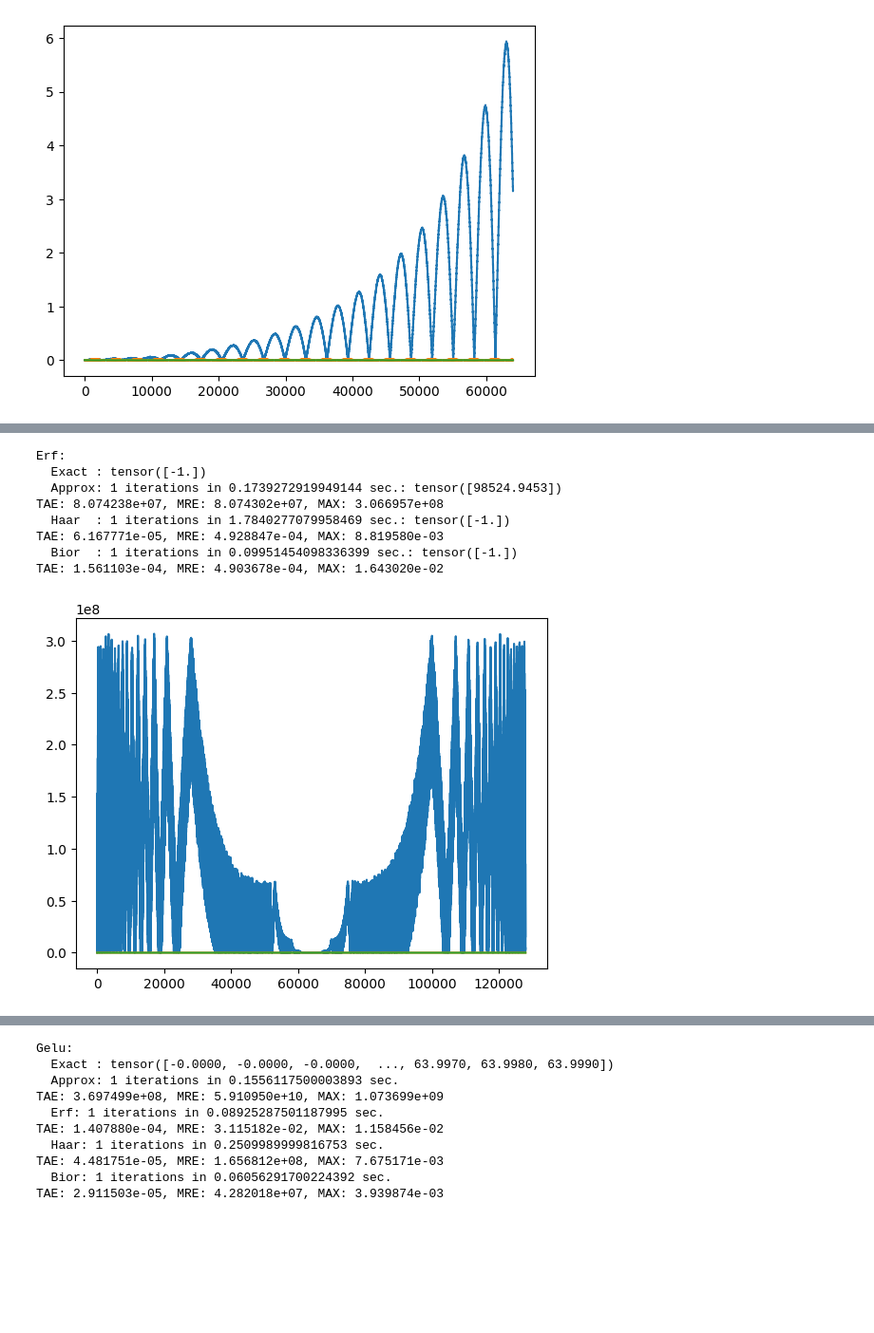
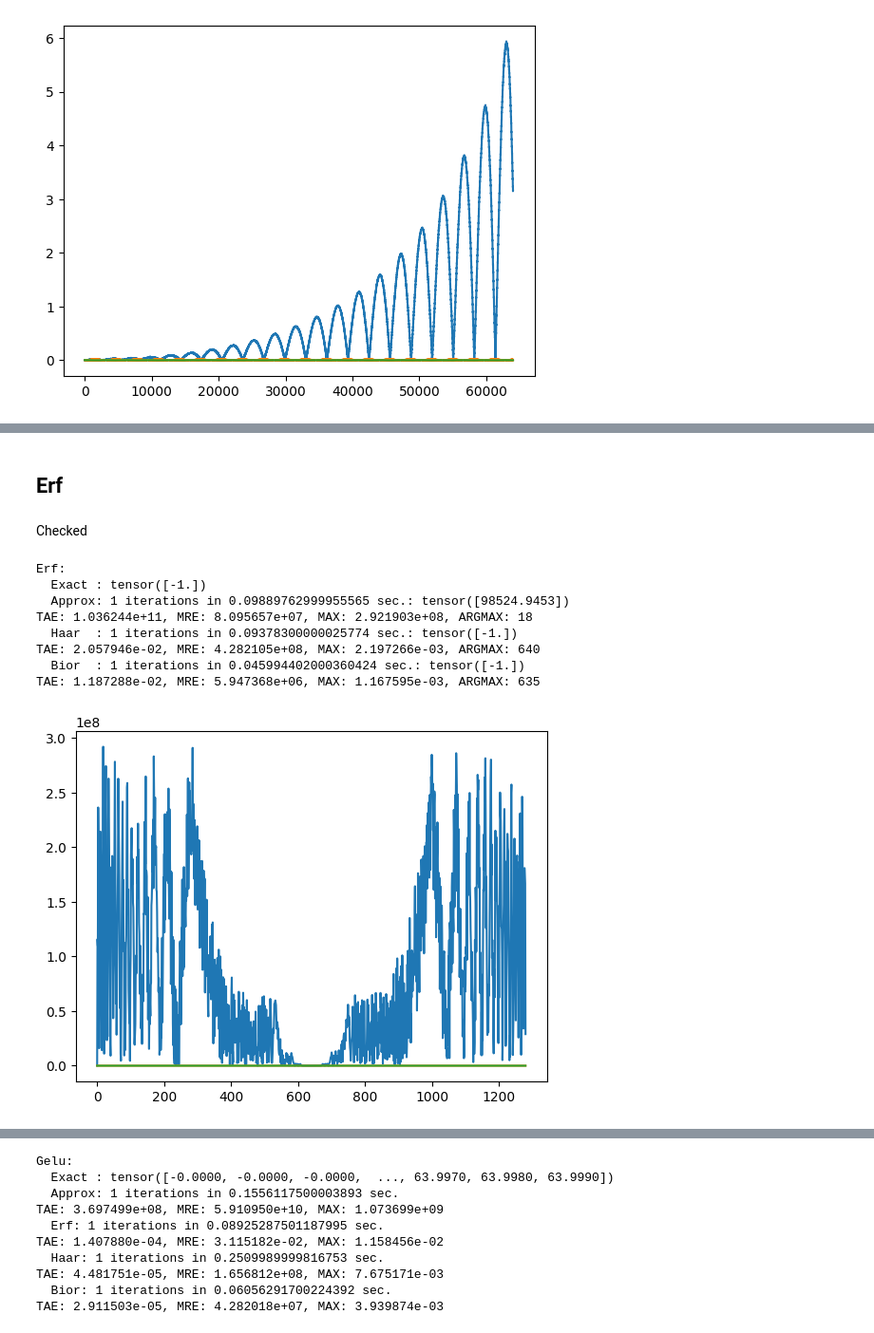
Before and after one commit to jimouris/curl, a Jupyter notebook: tutorials/Tutorial_0_Function_Approximations.ipynb, the cells around one changed output, grey strips where cells are left out. Shown at 95% size. Saved outputs shown, nothing was run; the diff lists cells and outputs as text; code cells hidden in the pictures; blank space fills up the shorter version.

```diff
--- a/tutorials/Tutorial_0_Function_Approximations.ipynb
+++ b/tutorials/Tutorial_0_Function_Approximations.ipynb
@@ -129,6 +207,7 @@ TAE: 1.925104e+02, MRE: 1.298103e+02, MAX: 2.697282e+03
 # %%
 # x = torch.tensor([0.00005, 0.0001, 0.005, 0.01, 0.05, 0.1, 0.5, 1]) # , 5, 10, 50, 100 , 500, 1000, 5000, 10000, 50000])
-x = torch.arange(1.0, 64, 0.001)
+x = torch.arange(start=1.1, end=64, step=0.1)
+# x = torch.arange(start=1.01, end=10, step=0.01)
 # x = x.reshape((63, 100))
 x_enc = crypten.cryptensor(x)
 
@@ -176,5 +327,5 @@ TAE: 3.795877e-05, MRE: 3.027314e-04, MAX: 1.126099e-02
 # %%
-x = torch.arange(0.001, 64, 0.001)
+x = torch.arange(0.001, 16, 0.001)
 x_enc = crypten.cryptensor(x)
 
 print("\nLogarithm (LUT faster):")
@@ -356,5 +602,5 @@ TAE: 1.336654e-03, MRE: 3.306064e-03, MAX: 5.173981e-03
 # %%
-x = torch.arange(-64, 64, 0.001)
+x = torch.arange(-64, 64, 0.1)
 x_enc = crypten.cryptensor(x)
 
 print("\nSigmoid:")
@@ -390,4 +691,7 @@ TAE: 9.526060e-06, MRE: 1.392247e+00, MAX: 5.016476e-04
 # %%
+x = torch.arange(-64, 64, 0.1)
+x_enc = crypten.cryptensor(x)
+
 print("Tanh:")
 print("  Exact :", x.tanh()[:print_terms])
 with cfg.temp_override({"functions.sigmoid_tanh_method": 'reciprocal', "functions.reciprocal_method": 'NR', "functions.exp_method": 'limit'}):
@@ -421,35 +773,38 @@ TAE: 3.452108e-05, MRE: 2.415919e+06, MAX: 3.889143e-03
+# %% [markdown]
+## Erf
+# %% [markdown]
+Checked
 # %%
-# x = torch.arange(-1, 1, 0.01)
-# print(x.size())
-# x_enc = crypten.cryptensor(x)
+x = torch.arange(-64, 64, 0.1)
+x_enc = crypten.cryptensor(x)
 
 print("Erf:")
 print("  Exact :", x.erf()[:print_terms])
 with cfg.temp_override({"functions.erf_method": 'Taylor'}):
     start1 = timeit.default_timer()
     for _ in range(num_iters):
         z_enc = x_enc.erf()  # Private
     print("  Approx:", num_iters, "iterations in",  timeit.default_timer() - start1, "sec.:", z_enc.get_plain_text()[:print_terms])
     print_diff(x.erf(), z_enc)
 with cfg.temp_override({"functions.erf_method": 'haar'}):
     start1 = timeit.default_timer()
     for _ in range(num_iters):
         z_enc = x_enc.erf()  # Private
     print("  Haar  :", num_iters, "iterations in",  timeit.default_timer() - start1, "sec.:", z_enc.get_plain_text()[:print_terms])
     print_diff(x.erf(), z_enc)
 with cfg.temp_override({"functions.erf_method": 'bior'}):
     start1 = timeit.default_timer()
     for _ in range(num_iters):
         z_enc = x_enc.erf()  # Private
     print("  Bior  :", num_iters, "iterations in",  timeit.default_timer() - start1, "sec.:", z_enc.get_plain_text()[:print_terms])
     print_diff(x.erf(), z_enc)
 # %% [output]
 Erf:
   Exact : tensor([-1.])
-  Approx: 1 iterations in 0.1739272919949144 sec.: tensor([98524.9453])
-TAE: 8.074238e+07, MRE: 8.074302e+07, MAX: 3.066957e+08
-  Haar  : 1 iterations in 1.7840277079958469 sec.: tensor([-1.])
-TAE: 6.167771e-05, MRE: 4.928847e-04, MAX: 8.819580e-03
-  Bior  : 1 iterations in 0.09951454098336399 sec.: tensor([-1.])
-TAE: 1.561103e-04, MRE: 4.903678e-04, MAX: 1.643020e-02
+  Approx: 1 iterations in 0.09889762999955565 sec.: tensor([98524.9453])
+TAE: 1.036244e+11, MRE: 8.095657e+07, MAX: 2.921903e+08, ARGMAX: 18
+  Haar  : 1 iterations in 0.09378300000025774 sec.: tensor([-1.])
+TAE: 2.057946e-02, MRE: 4.282105e+08, MAX: 2.197266e-03, ARGMAX: 640
+  Bior  : 1 iterations in 0.045994402000360424 sec.: tensor([-1.])
+TAE: 1.187288e-02, MRE: 5.947368e+06, MAX: 1.167595e-03, ARGMAX: 635
-[figure, old version]
+[figure, new version]
```
Also changed, not shown: parts of 34 cells of this notebook, 1 other file.
